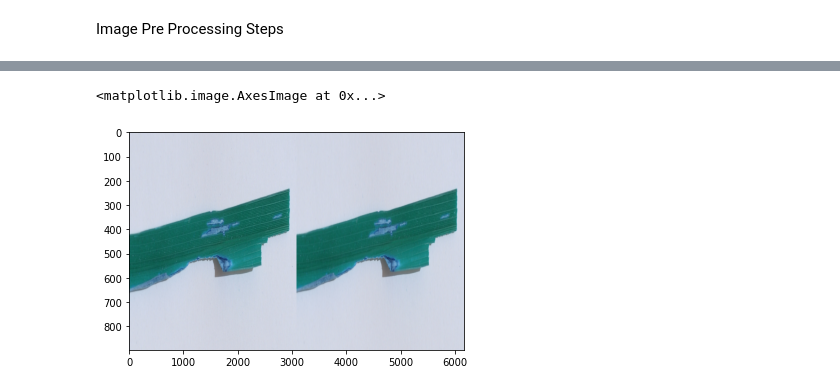
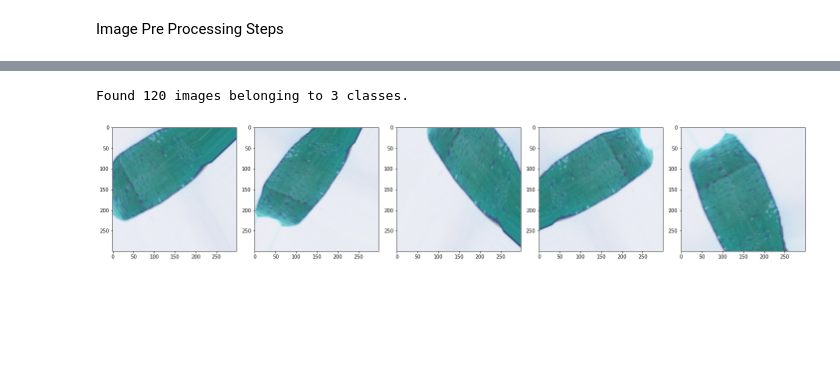
Before and after one commit to igkishore/paddy_disease_detection_python, a Jupyter notebook: Paddy_disease.ipynb, the cells around one changed output, grey strips where cells are left out. Saved outputs shown, nothing was run; the diff lists cells and outputs as text; code cells hidden in the pictures; blank space fills up the shorter version.

```diff
--- a/Paddy_disease.ipynb
+++ b/Paddy_disease.ipynb
@@ -66,9 +155,35 @@ for folder in training_classes:
+# %%
+# Putting All Together
+
+image_gen_train = ImageDataGenerator(
+      rescale=1./255,
+      rotation_range=90,
+      width_shift_range=0.2,
+      height_shift_range=0.2,
+      shear_range=0.2,
+      zoom_range=0.2,
+      horizontal_flip=True,
+      fill_mode='nearest')
+
+train_data_gen = image_gen_train.flow_from_directory(batch_size=BATCH_SIZE,
+                                                     directory=train_dir,
+                                                     shuffle=True,
+                                                     target_size=(IMG_SHAPE,IMG_SHAPE),
+                                                     class_mode='categorical')
+# %% [output]
+Found 120 images belonging to 3 classes.
+# %%
+augmented_images = [train_data_gen[0][0][0] for i in range(5)]
+plotImages(augmented_images)
+# %% [output]
+[figure, added]
 # %%
-# Deeninin reference ga ikkade unchu. Dont change the code
-img = cv2.imread('leaf.JPG')
-median = cv2.medianBlur(img, 5)
-compare = np.concatenate((img, median), axis=1) #side by side comparison
-plt.imshow(compare,aspect='auto')
+# Deenin in reference ga ikkade unchu. Dont change the code
+# img = cv2.imread('leaf.JPG')
+# leaf_img = plt.imread('leaf.JPG')
+# median = cv2.medianBlur(img, 5)
+# compare = np.concatenate((img, median), axis=1) #side by side comparison
+# plt.subplot(1,2,1)
+# plt.imshow(leaf_img,aspect='auto')
+# plt.subplot(1,2,2)
+# plt.imshow(median,aspect='auto')
-# %% [output]
-<matplotlib.image.AxesImage at 0x...>
-[figure, removed]
```
Also changed, not shown: parts of 71 cells of this notebook.
